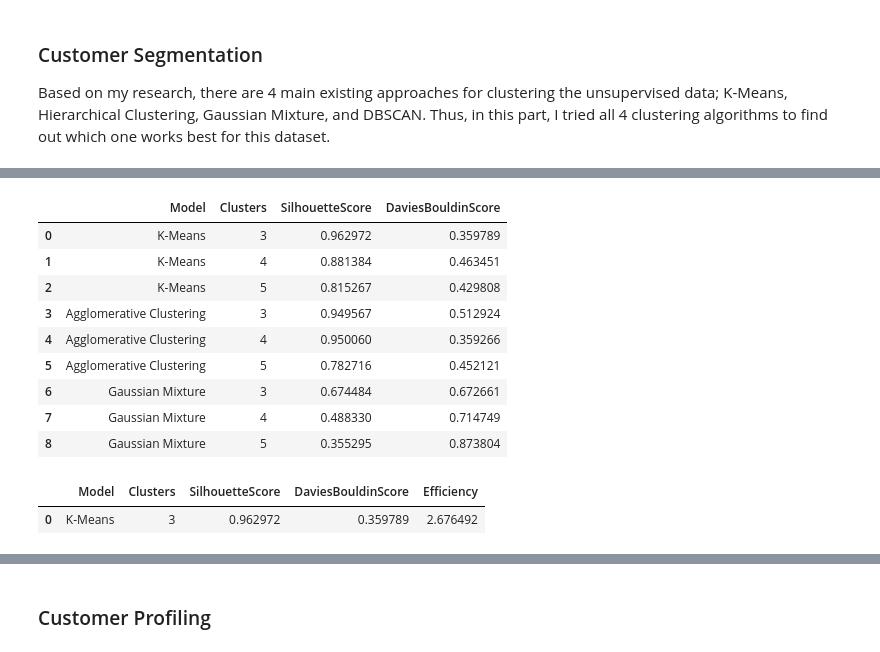
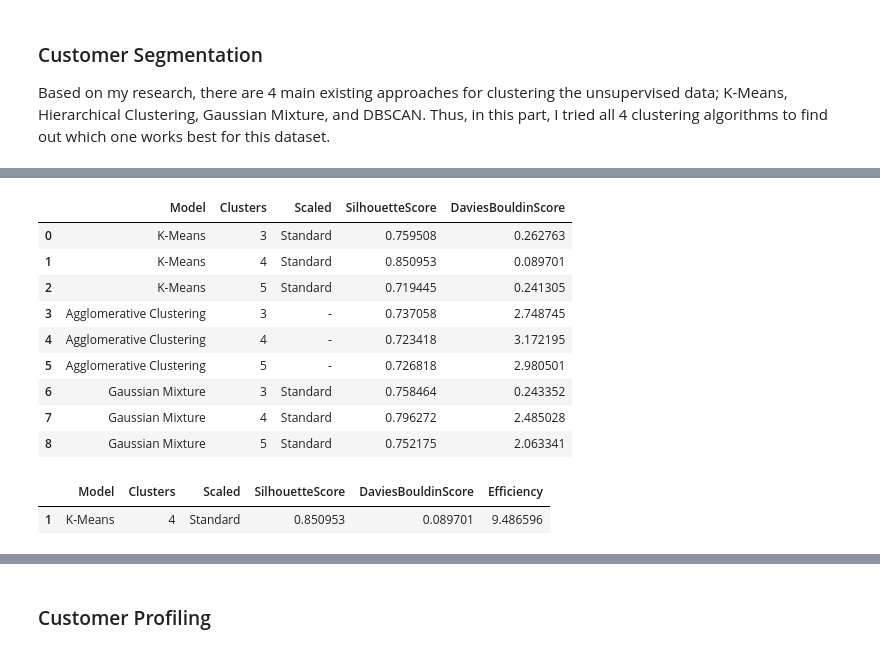
Before and after one commit to Komsan-Kongwongsupak/customers-segmentation, a Jupyter notebook: customers-segmentation.ipynb, the cells around one changed output, grey strips where cells are left out. Drawn from its saved outputs; the diff is of its cells as text; code cells hidden in the pictures.

```diff
--- a/customers-segmentation.ipynb
+++ b/customers-segmentation.ipynb
@@ -373,0 +387,5 @@ Visualization: https://public.tableau.com/app/profile/komsan.kongwongsupak/viz/c
+# %%
+df_customer_features = pd.concat([df_customer[['ShoppingTimes'] + list(df_customer.columns[5:13])], \
+    pd.get_dummies(df_customer['Country'])], axis=1)
+
+df_customer_features.head(5)
@@ -373,0 +400,24 @@ Visualization: https://public.tableau.com/app/profile/komsan.kongwongsupak/viz/c
+# %%
+from sklearn.preprocessing import StandardScaler
+from sklearn.decomposition import PCA
+
+def scale(df_val):
+    return StandardScaler().fit_transform(df_val)
+
+X = df_customer_features.values
+exp_var_expected = 0.9
+eig_val, eig_vec = np.linalg.eig(np.cov(X_std.T))
+
+indices = np.argsort(eig_val)[::-1]
+eig_val_sorted = eig_val[indices]
+eig_vec_sorted = eig_vec[:, indices]
+
+exp_var_cum = np.cumsum(eig_val_sorted / np.sum(eig_val_sorted))
+num_components = np.argmax(exp_var_cum >= exp_var_expected) + 1
+
+pca = PCA(n_components=num_components)
+X = pca.fit_transform(scale(X))
+X_scaled = scale(X)
+
+print(X)
+print(X_scaled)
@@ -403,44 +446,43 @@ memory usage: 440.8+ KB
 # %%
 from sklearn.cluster import KMeans, AgglomerativeClustering, DBSCAN
 from sklearn.mixture import GaussianMixture
 from sklearn.metrics import silhouette_score, davies_bouldin_score
 
-X = df_customer[['DaysSinceRecent', 'ShoppingTimes', 'Price']]
 n_clusters_values = range(3, 6)
 eval_result = []
 
 for cluster in n_clusters_values:
-    y_km = KMeans(n_clusters=cluster).fit(X).labels_
-    eval_result.append(['K-Means', cluster, silhouette_score(X, y_km), davies_bouldin_score(X, y_km)])
+    y_km = KMeans(n_clusters=cluster).fit(X_scaled).labels_
+    eval_result.append(['K-Means', cluster, 'Standard', silhouette_score(X_scaled, y_km), davies_bouldin_score(X_scaled, y_km)])
 
 for cluster in n_clusters_values:
     y_hc = AgglomerativeClustering(n_clusters=cluster).fit(X).labels_
-    eval_result.append(['Agglomerative Clustering', cluster, silhouette_score(X, y_hc), davies_bouldin_score(X, y_hc)])
+    eval_result.append(['Agglomerative Clustering', cluster, '-', silhouette_score(X, y_hc), davies_bouldin_score(X, y_hc)])
 
 for cluster in n_clusters_values:
-    y_gm = GaussianMixture(n_components=cluster).fit_predict(X)
-    eval_result.append(['Gaussian Mixture', cluster, silhouette_score(X, y_gm), davies_bouldin_score(X, y_gm)])
+    y_gm = GaussianMixture(n_components=cluster).fit_predict(X_scaled)
+    eval_result.append(['Gaussian Mixture', cluster, 'Standard', silhouette_score(X_scaled, y_gm), davies_bouldin_score(X_scaled, y_gm)])
 
-df_eval_result = pd.DataFrame(eval_result, columns=['Model', 'Clusters', 'SilhouetteScore', 'DaviesBouldinScore'])
+df_eval_result = pd.DataFrame(eval_result, columns=['Model', 'Clusters', 'Scaled', 'SilhouetteScore', 'DaviesBouldinScore'])
 df_eval_result
 # %% [output]
-|  | Model | Clusters | SilhouetteScore | DaviesBouldinScore |
-| 0 | K-Means | 3 | 0.962972 | 0.359789 |
-| 1 | K-Means | 4 | 0.881384 | 0.463451 |
-| 2 | K-Means | 5 | 0.815267 | 0.429808 |
-| 3 | Agglomerative Clustering | 3 | 0.949567 | 0.512924 |
-| 4 | Agglomerative Clustering | 4 | 0.950060 | 0.359266 |
-| 5 | Agglomerative Clustering | 5 | 0.782716 | 0.452121 |
-| 6 | Gaussian Mixture | 3 | 0.674484 | 0.672661 |
-| 7 | Gaussian Mixture | 4 | 0.488330 | 0.714749 |
-| 8 | Gaussian Mixture | 5 | 0.355295 | 0.873804 |
+|  | Model | Clusters | Scaled | SilhouetteScore | DaviesBouldinScore |
+| 0 | K-Means | 3 | Standard | 0.759508 | 0.262763 |
+| 1 | K-Means | 4 | Standard | 0.850953 | 0.089701 |
+| 2 | K-Means | 5 | Standard | 0.719445 | 0.241305 |
+| 3 | Agglomerative Clustering | 3 | - | 0.737058 | 2.748745 |
+| 4 | Agglomerative Clustering | 4 | - | 0.723418 | 3.172195 |
+| 5 | Agglomerative Clustering | 5 | - | 0.726818 | 2.980501 |
+| 6 | Gaussian Mixture | 3 | Standard | 0.758464 | 0.243352 |
+| 7 | Gaussian Mixture | 4 | Standard | 0.796272 | 2.485028 |
+| 8 | Gaussian Mixture | 5 | Standard | 0.752175 | 2.063341 |
 # %%
-df_eval_result['Efficiency'] = df_eval_result[['SilhouetteScore', 'DaviesBouldinScore']].apply(lambda x: abs(x[0]) / x[1], axis=1)
+df_eval_result['Efficiency'] = df_eval_result[['SilhouetteScore', 'DaviesBouldinScore']].apply(lambda x: x[0] / x[1], axis=1)
 
 df_eval_result[df_eval_result['Efficiency'] == df_eval_result['Efficiency'].max()]
 # %% [output]
-|  | Model | Clusters | SilhouetteScore | DaviesBouldinScore | Efficiency |
-| 0 | K-Means | 3 | 0.962972 | 0.359789 | 2.676492 |
+|  | Model | Clusters | Scaled | SilhouetteScore | DaviesBouldinScore | Efficiency |
+| 1 | K-Means | 4 | Standard | 0.850953 | 0.089701 | 9.486596 |
 # %%
 eps_values = np.arange(1, 10, 0.1)
 min_samples_values = range(1, 101)
```
Also changed, not shown: parts of 26 cells of this notebook.
